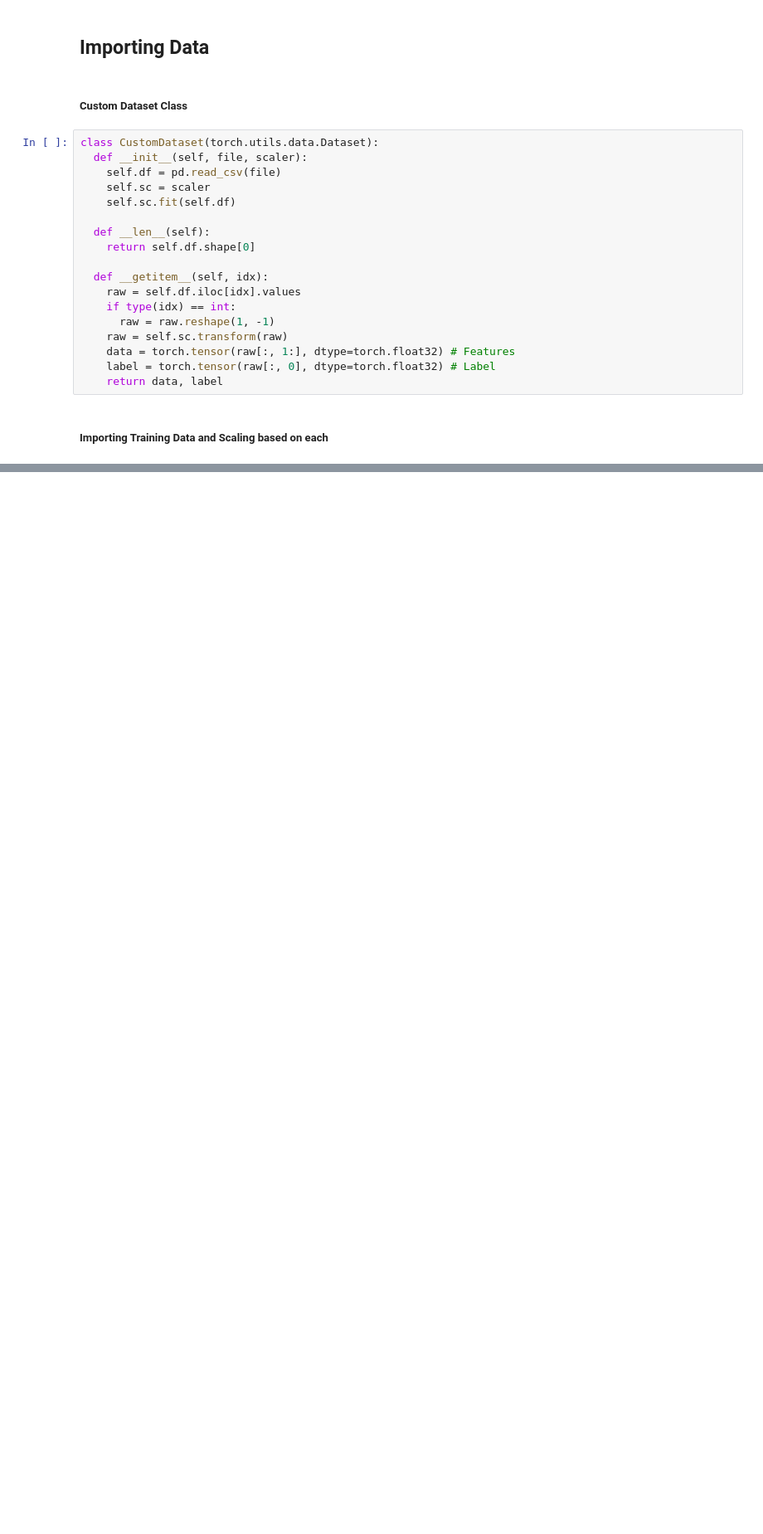
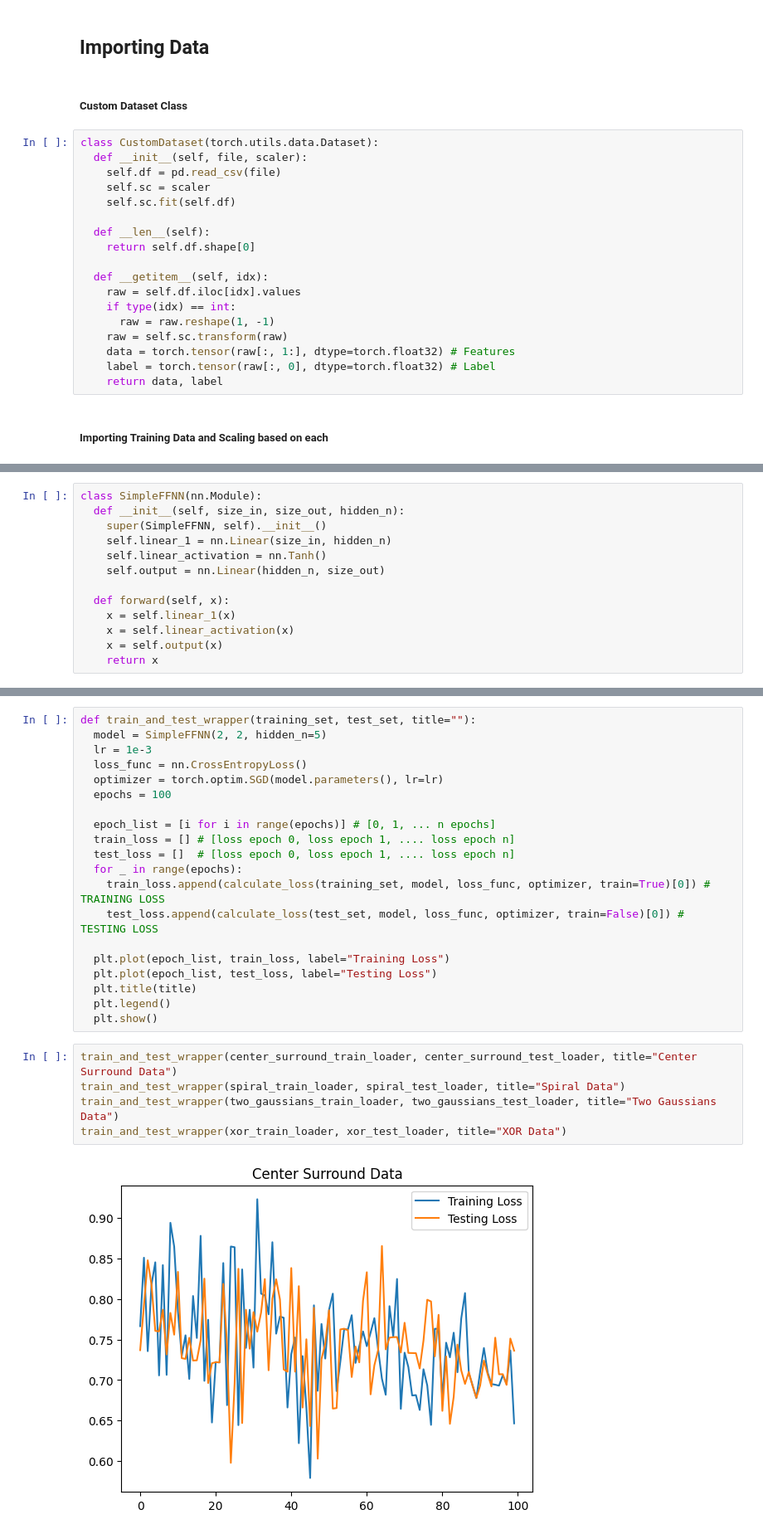
Before and after one commit to Pmcslarrow/hw_3_ml, a Jupyter notebook: problem_1.ipynb, the cells around one changed output, grey strips where cells are left out. Shown at 83% size. Cells and saved outputs as stored; diff of their text form; blank space fills up the shorter version.

Commit message:
Update working with the model... Model is not performing well at this point, but will make sure that pytorch is working correctly, and that I hyperparameter tune after

```diff
--- a/problem_1.ipynb
+++ b/problem_1.ipynb
@@ -86,0 +104,13 @@ Label:  tensor([1.])
+# %%
+class SimpleFFNN(nn.Module):
+  def __init__(self, size_in, size_out, hidden_n):
+    super(SimpleFFNN, self).__init__()
+    self.linear_1 = nn.Linear(size_in, hidden_n)
+    self.linear_activation = nn.Tanh()
+    self.output = nn.Linear(hidden_n, size_out)
+
+  def forward(self, x):
+    x = self.linear_1(x)
+    x = self.linear_activation(x)
+    x = self.output(x)
+    return x
@@ -86,0 +201,27 @@ Label:  tensor([1.])
+# %%
+def train_and_test_wrapper(training_set, test_set, title=""):
+  model = SimpleFFNN(2, 2, hidden_n=5)
+  lr = 1e-3
+  loss_func = nn.CrossEntropyLoss()
+  optimizer = torch.optim.SGD(model.parameters(), lr=lr)
+  epochs = 100
+
+  epoch_list = [i for i in range(epochs)] # [0, 1, ... n epochs]
+  train_loss = [] # [loss epoch 0, loss epoch 1, .... loss epoch n]
+  test_loss = []  # [loss epoch 0, loss epoch 1, .... loss epoch n]
+  for _ in range(epochs):
+    train_loss.append(calculate_loss(training_set, model, loss_func, optimizer, train=True)[0]) # TRAINING LOSS
+    test_loss.append(calculate_loss(test_set, model, loss_func, optimizer, train=False)[0]) # TESTING LOSS
+
+  plt.plot(epoch_list, train_loss, label="Training Loss")
+  plt.plot(epoch_list, test_loss, label="Testing Loss")
+  plt.title(title)
+  plt.legend()
+  plt.show()
+# %%
+train_and_test_wrapper(center_surround_train_loader, center_surround_test_loader, title="Center Surround Data")
+train_and_test_wrapper(spiral_train_loader, spiral_test_loader, title="Spiral Data")
+train_and_test_wrapper(two_gaussians_train_loader, two_gaussians_test_loader, title="Two Gaussians Data")
+train_and_test_wrapper(xor_train_loader, xor_test_loader, title="XOR Data")
+# %% [output]
+[figure, added]
```
Also changed, not shown: parts of 8 cells of this notebook.
